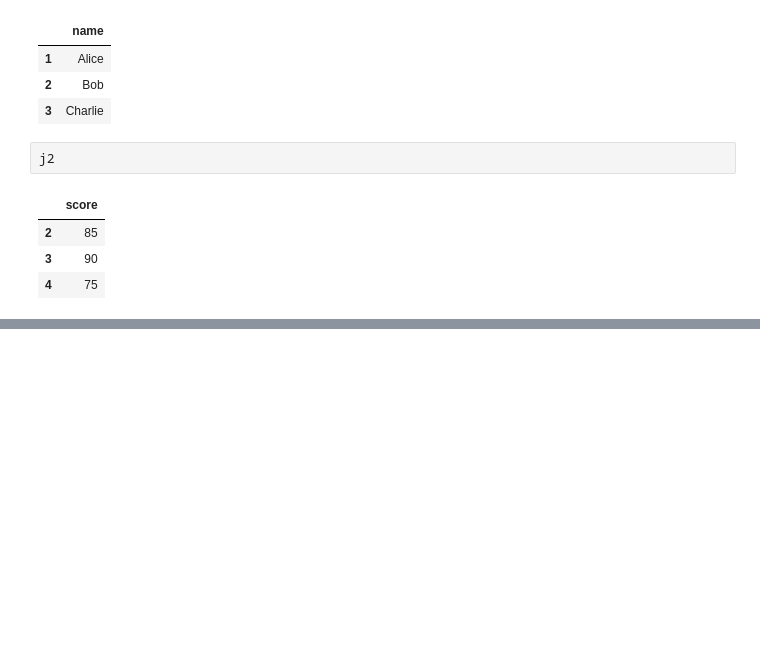
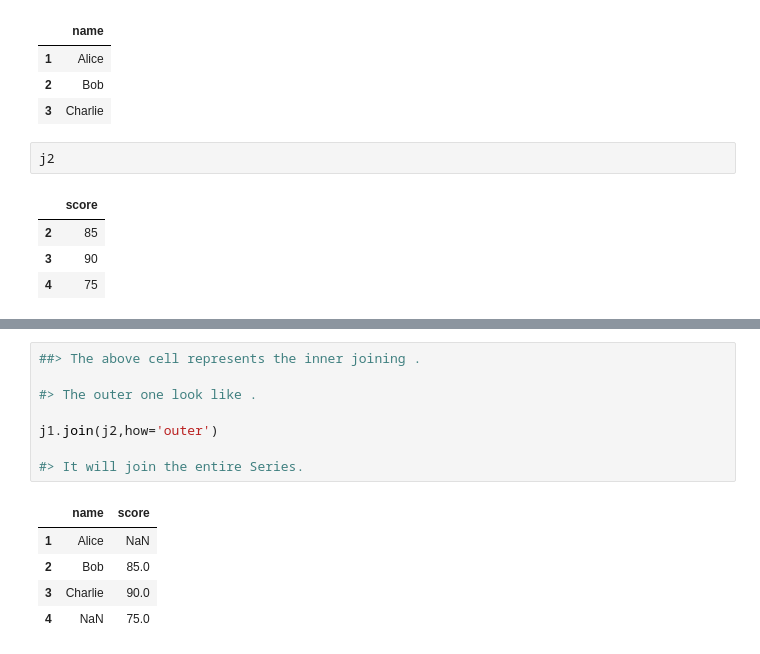
Before and after one commit to Adityadevhare/ML-learning-journey, a Jupyter notebook: Pandas.ipynb, the cells around one changed output, grey strips where cells are left out. Saved outputs shown, nothing was run; the diff lists cells and outputs as text; blank space fills up the shorter version.

```diff
--- a/Pandas.ipynb
+++ b/Pandas.ipynb
@@ -822,0 +835,14 @@ j2
+# %%
+##> The above cell represents the inner joining .
+
+#> The outer one look like .
+
+j1.join(j2,how='outer')
+
+#> It will join the entire Series.
+# %% [output]
+|  | name | score |
+| 1 | Alice | NaN |
+| 2 | Bob | 85.0 |
+| 3 | Charlie | 90.0 |
+| 4 | NaN | 75.0 |
```
Also changed, not shown: parts of 6 cells of this notebook.
